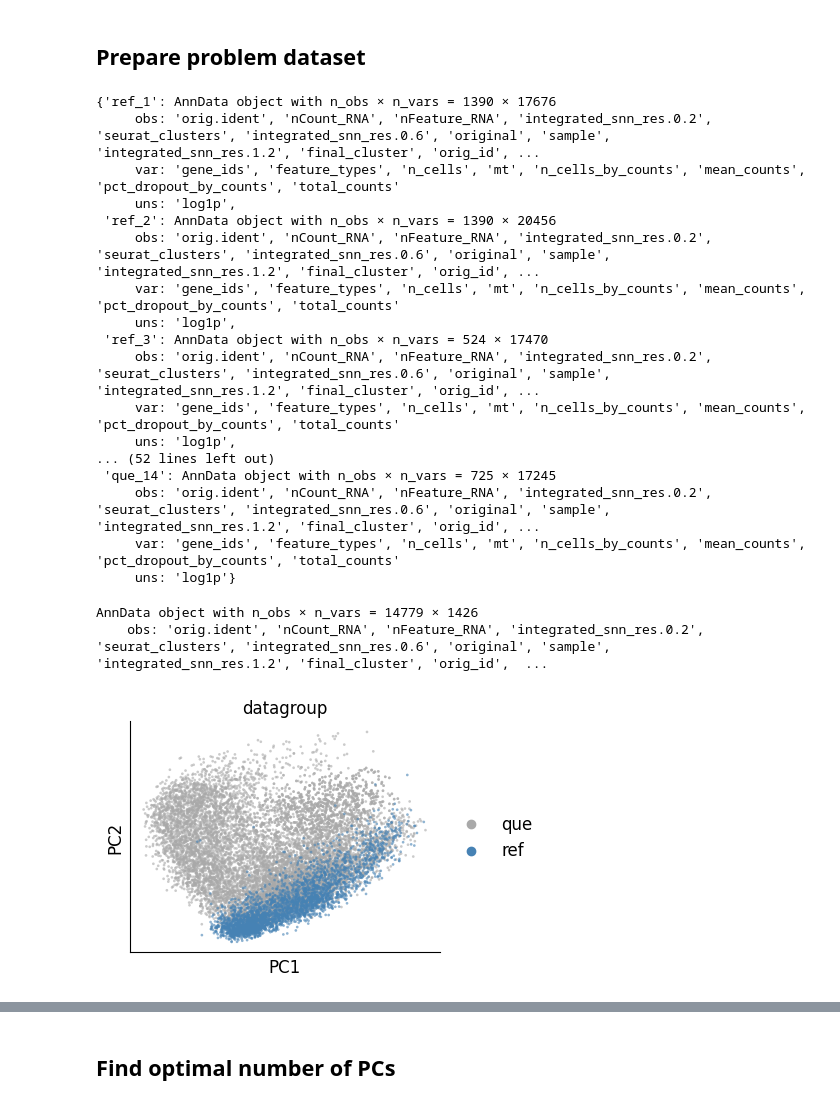
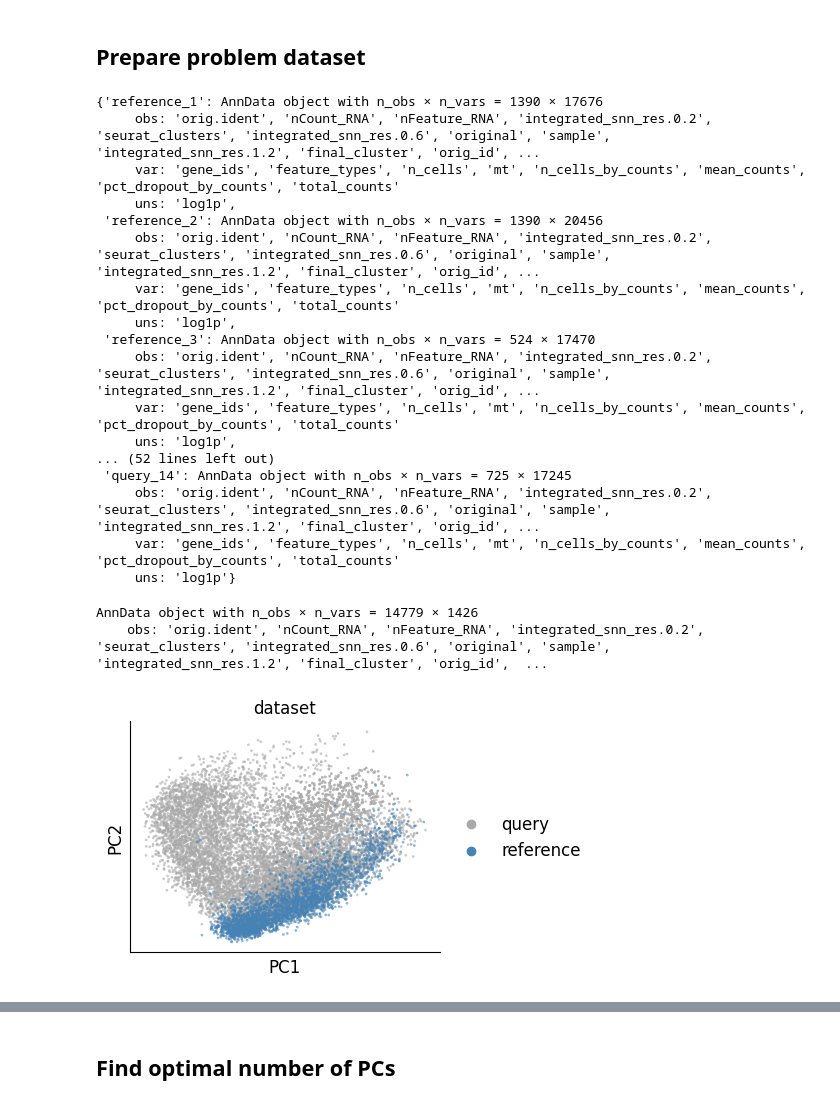
Before and after one commit to SaminRK/scPSS-reproducibility, a Jupyter notebook: Fig_2_Infarcted_Heart_Tissue.ipynb, the cells around one changed output, grey strips where cells are left out. Drawn from its saved outputs; the diff is of its cells as text; code cells hidden in the pictures.

```diff
--- a/Fig_2_Infarcted_Heart_Tissue.ipynb
+++ b/Fig_2_Infarcted_Heart_Tissue.ipynb
@@ -103,33 +95,33 @@ imp_celltypes = disease_celltypes + healthy_celltypes
 def get_mtx_path_id_metadata_orig_id(problem_key):
     exp_meta_keys = {
         'ref_0_que_1hr': {
-            'ref': [
+            'reference': [
                 ('snd0_1', 'D0'),
                 ('snd0_2', 'D0'),
                 ('snd0_3', 'NoMI_Nuclei'),
             ],
-            'que': [
+            'query': [
                 ('sn1hr_1', 'sn1_1'),
                 ('sn1hr_2', 'sn1_2'),
             ]
         },
         'ref_0_que_4hr': {
-            'ref': [
+            'reference': [
                 ('snd0_1', 'D0'),
                 ('snd0_2', 'D0'),
                 ('snd0_3', 'NoMI_Nuclei'),
             ],
-            'que': [
+            'query': [
                 ('sn4hr', '4HR'),
             ]
         },
         'ref_0_que_1': {
-            'ref': [
+            'reference': [
                 ('snd0_1', 'D0'),
                 ('snd0_2', 'D0'),
                 ('snd0_3', 'NoMI_Nuclei'),
             ],
-            'que': [
+            'query': [
                 ('snd1_1', 'D1_MI'),
                 ('snd1_2', 'D1_MI_Hrt_nuclei'),
                 ('snd1_3', 'D1_IR30_Hrt_nuclei'),
@@ -138,36 +130,36 @@ def get_mtx_path_id_metadata_orig_id(problem_key):
             ]
         },
         'ref_0_que_3': {
-            'ref': [
+            'reference': [
                 ('snd0_1', 'D0'),
                 ('snd0_2', 'D0'),
                 ('snd0_3', 'NoMI_Nuclei'),
             ],
-            'que': [
+            'query': [
                 ('snd3_1', 'WT_IR30_D3'),
                 ('snd3_2', 'D3F_M_rep1'),
                 ('snd3_3', 'D3F_M_rep2'),
             ]
         },
         'ref_0_que_7': {
-            'ref': [
+            'reference': [
                 ('snd0_1', 'D0'),
                 ('snd0_2', 'D0'),
                 ('snd0_3', 'NoMI_Nuclei'),
             ],
-            'que': [
+            'query': [
                 ('snd7_1', 'snD7_1'),
                 ('snd7_2', 'snD7_1'),
                 ('snd7_3', 'D5_D7'),
             ]
         },
         'ref_0_que_1-7': {
-            'ref': [
+            'reference': [
                 ('snd0_1', 'D0'),
                 ('snd0_2', 'D0'),
                 ('snd0_3', 'NoMI_Nuclei'),
             ],
-            'que': [
+            'query': [
                 ('sn1hr_1', 'sn1_1'),
                 ('sn1hr_2', 'sn1_2'),
                 ('sn4hr', '4HR'),
@@ -191,6 +183,8 @@ def get_mtx_path_id_metadata_orig_id(problem_key):
 exp_meta_keys = get_mtx_path_id_metadata_orig_id(PROBLEM_KEY)
 # %% [markdown]
 ## Prepare problem dataset
+# %%
+imp_celltypes = ['Ankrd1', 'Xirp2', 'Myh6']
 # %%
 import anndata as AD
 
@@ -201,26 +195,26 @@ for key, item in exp_meta_keys.items():
         ad = pp_anndata(get_anndata(mtx_path_id, metadata_orig_id))
         ad = ad[ad.obs['final_cluster'].isin(imp_celltypes)]
         dataset_id = f"{key}_{i+1}"
-        ad.obs['dataset'] = dataset_id
-        ad.obs['datagroup'] = key
+        ad.obs['sample'] = dataset_id
+        ad.obs['dataset'] = key
         adatas[f"{key}_{i+1}"] = ad
 
 adatas
 # %% [output]
-{'ref_1': AnnData object with n_obs × n_vars = 1390 × 17676
+{'reference_1': AnnData object with n_obs × n_vars = 1390 × 17676
      obs: 'orig.ident', 'nCount_RNA', 'nFeature_RNA', 'integrated_snn_res.0.2', 'seurat_clusters', 'integrated_snn_res.0.6', 'original', 'sample', 'integrated_snn_res.1.2', 'final_cluster', 'orig_id', ...
      var: 'gene_ids', 'feature_types', 'n_cells', 'mt', 'n_cells_by_counts', 'mean_counts', 'pct_dropout_by_counts', 'total_counts'
      uns: 'log1p',
- 'ref_2': AnnData object with n_obs × n_vars = 1390 × 20456
+ 'reference_2': AnnData object with n_obs × n_vars = 1390 × 20456
      obs: 'orig.ident', 'nCount_RNA', 'nFeature_RNA', 'integrated_snn_res.0.2', 'seurat_clusters', 'integrated_snn_res.0.6', 'original', 'sample', 'integrated_snn_res.1.2', 'final_cluster', 'orig_id', ...
      var: 'gene_ids', 'feature_types', 'n_cells', 'mt', 'n_cells_by_counts', 'mean_counts', 'pct_dropout_by_counts', 'total_counts'
      uns: 'log1p',
- 'ref_3': AnnData object with n_obs × n_vars = 524 × 17470
+ 'reference_3': AnnData object with n_obs × n_vars = 524 × 17470
      obs: 'orig.ident', 'nCount_RNA', 'nFeature_RNA', 'integrated_snn_res.0.2', 'seurat_clusters', 'integrated_snn_res.0.6', 'original', 'sample', 'integrated_snn_res.1.2', 'final_cluster', 'orig_id', ...
      var: 'gene_ids', 'feature_types', 'n_cells', 'mt', 'n_cells_by_counts', 'mean_counts', 'pct_dropout_by_counts', 'total_counts'
      uns: 'log1p',
 ... (52 lines left out)
- 'que_14': AnnData object with n_obs × n_vars = 725 × 17245
+ 'query_14': AnnData object with n_obs × n_vars = 725 × 17245
      obs: 'orig.ident', 'nCount_RNA', 'nFeature_RNA', 'integrated_snn_res.0.2', 'seurat_clusters', 'integrated_snn_res.0.6', 'original', 'sample', 'integrated_snn_res.1.2', 'final_cluster', 'orig_id', ...
      var: 'gene_ids', 'feature_types', 'n_cells', 'mt', 'n_cells_by_counts', 'mean_counts', 'pct_dropout_by_counts', 'total_counts'
      uns: 'log1p'}
@@ -236,32 +230,33 @@ sc.tl.pca(ad)
 # %%
 import matplotlib.pyplot as plt
 import scanpy as sc
 
 # Define custom colors for 'datagroup' categories
 custom_palette = [ "#A9A9A9", "#4682B4",]  # SteelBlue and DarkGray
 
 # Map the colors to 'datagroup' categories
-ad.uns['datagroup_colors'] = custom_palette
+ad.uns['dataset_colors'] = custom_palette
 
 # Reorder 'ad' by 'datagroup' first by 'reference', then by 'query'
-ad = ad[ad.obs['datagroup'].argsort(kind='mergesort')]  # Reorder AnnData object
+ad = ad[ad.obs['dataset'].argsort(kind='mergesort')]  # Reorder AnnData object
 
 # Set global font size for ticks and labels
 plt.rcParams['figure.figsize'] = [4, 3]
 plt.rcParams['xtick.labelsize'] = 12
 plt.rcParams['ytick.labelsize'] = 12
 plt.rcParams['axes.labelsize'] = 12
 plt.rcParams['legend.fontsize'] = 12
 
 # Generate PCA plot with custom palette
-sc.pl.pca(ad, color='datagroup', show=False, s=15, alpha=0.6)
+sc.pl.pca(ad, color='dataset', show=False, s=15, alpha=0.6)
 
 # Get the current axis and remove the border (spines)
 ax = plt.gca()
 ax.spines['top'].set_visible(False)
 ax.spines['right'].set_visible(False)
 
+plt.savefig('reference_query_pca.svg')
 plt.show()
 plt.close()
 # %% [output]
-[figure, old version]
+[figure, new version]
```
Also changed, not shown: parts of 80 cells of this notebook.
